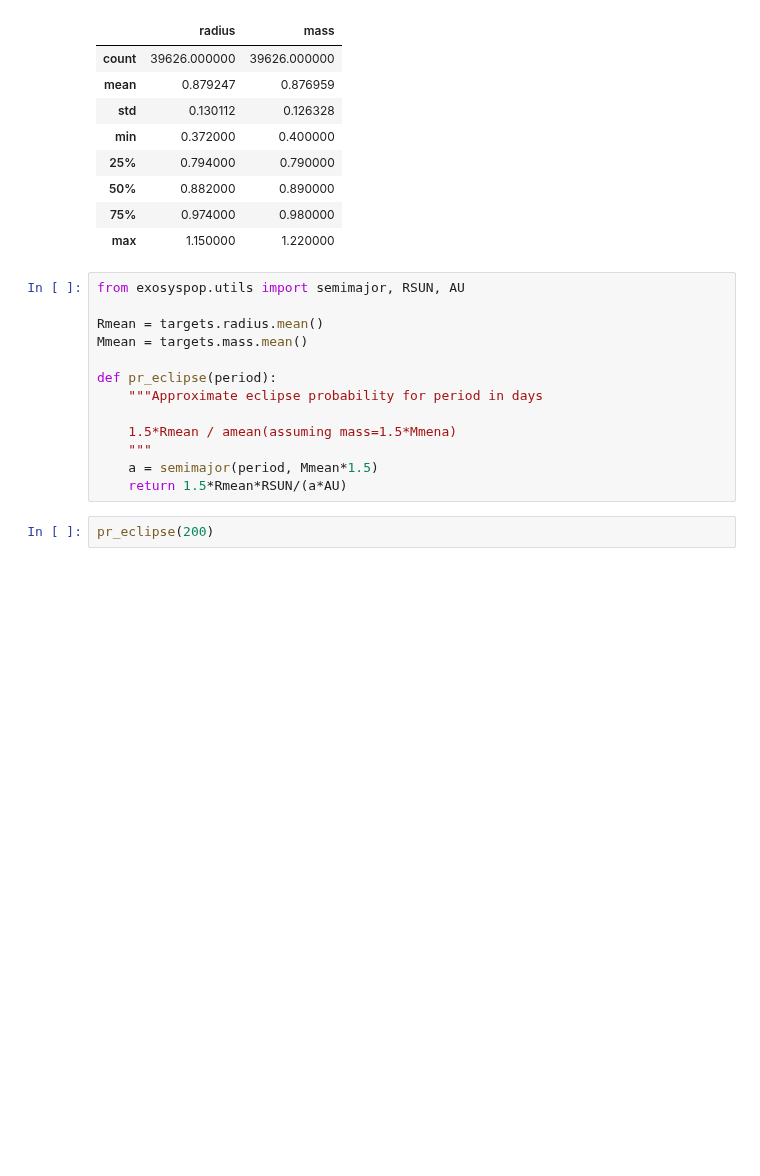
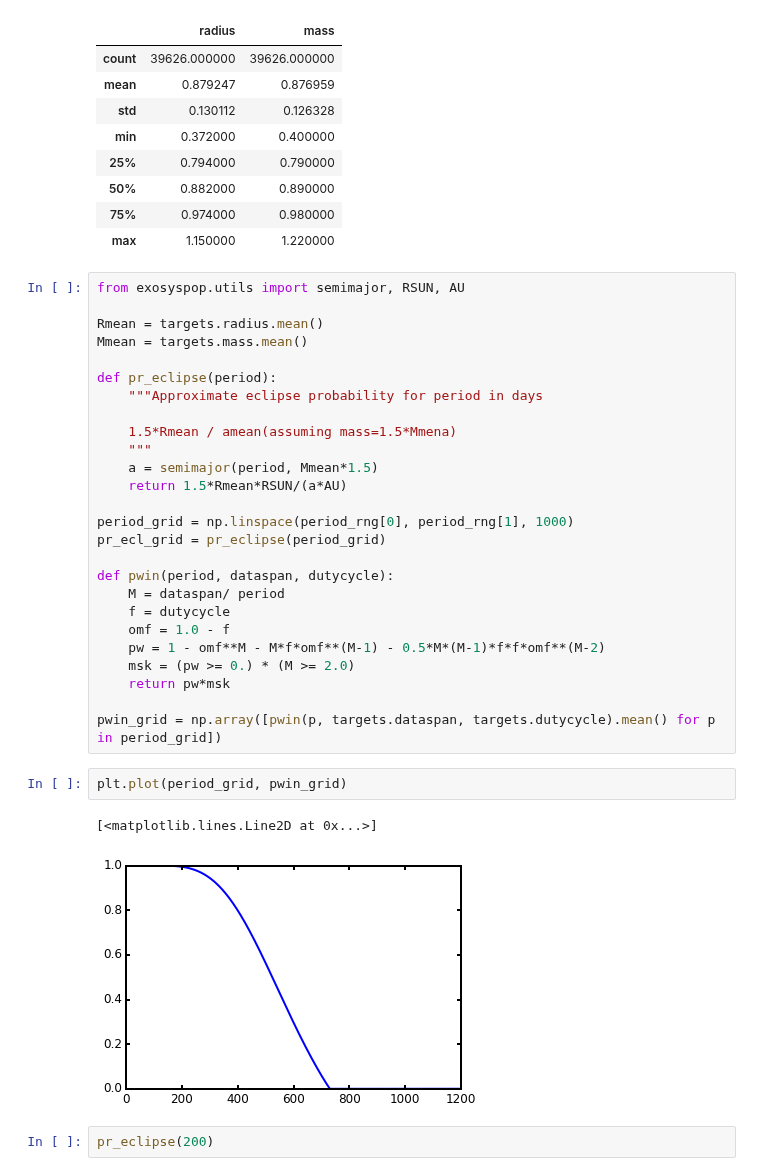
Before and after one commit to timothydmorton/exosyspop, a Jupyter notebook: abc-test.ipynb, the cells around one changed output. Cells and saved outputs as stored; diff of their text form; blank space fills up the shorter version.

```diff
--- a/abc-test.ipynb
+++ b/abc-test.ipynb
@@ -280,6 +280,24 @@ def pr_eclipse(period):
     """
     a = semimajor(period, Mmean*1.5)
     return 1.5*Rmean*RSUN/(a*AU)
+
+period_grid = np.linspace(period_rng[0], period_rng[1], 1000)
+pr_ecl_grid = pr_eclipse(period_grid)
+
+def pwin(period, dataspan, dutycycle):
+    M = dataspan/ period
+    f = dutycycle
+    omf = 1.0 - f
+    pw = 1 - omf**M - M*f*omf**(M-1) - 0.5*M*(M-1)*f*f*omf**(M-2)
+    msk = (pw >= 0.) * (M >= 2.0)
+    return pw*msk
+
+pwin_grid = np.array([pwin(p, targets.dataspan, targets.dutycycle).mean() for p in period_grid])
+# %%
+plt.plot(period_grid, pwin_grid)
+# %% [output]
+[<matplotlib.lines.Line2D at 0x...>]
+[figure, added]
 # %%
 pr_eclipse(200)
 # %% [output]
```
Also changed, not shown: parts of 1 cell of this notebook, 1 other file.
